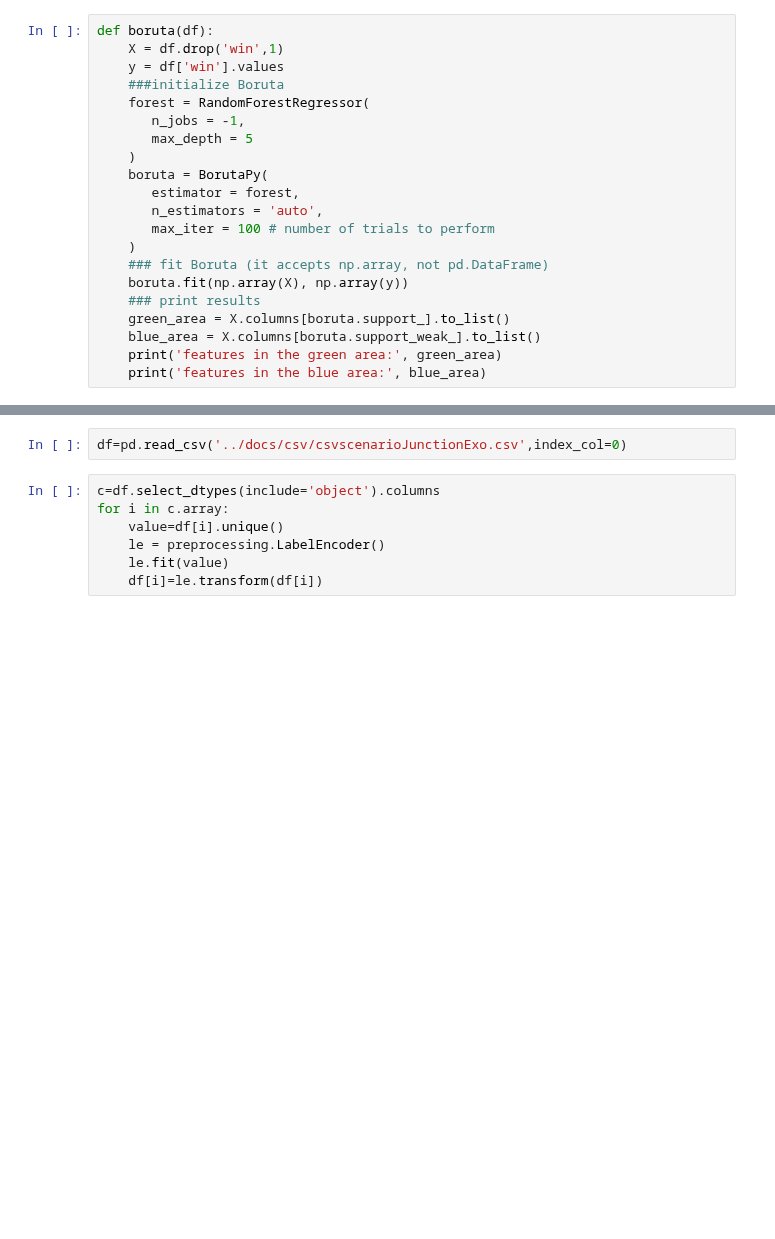
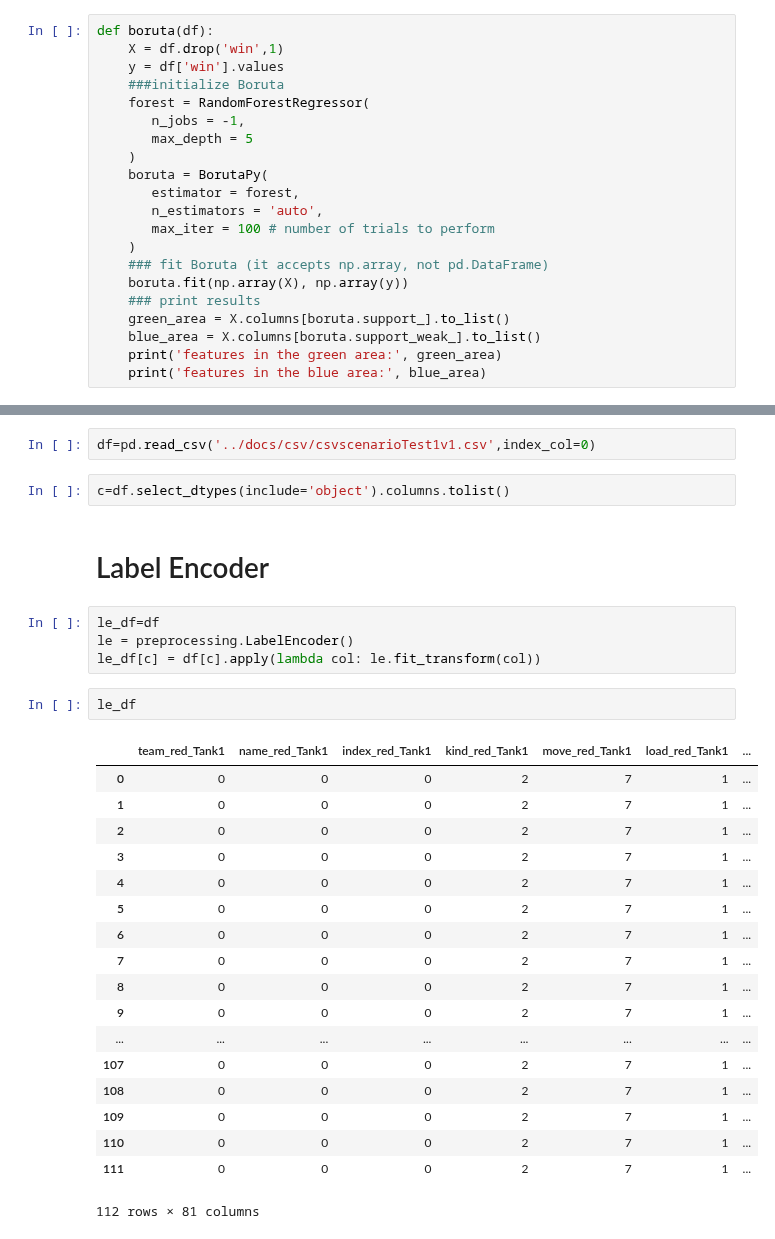
Before and after one commit to IDSIA/NewTechnoWar, a Jupyter notebook: code/Models.ipynb, the cells around one changed output, grey strips where cells are left out. Saved outputs shown, nothing was run; the diff lists cells and outputs as text; blank space fills up the shorter version.

```diff
--- a/code/Models.ipynb
+++ b/code/Models.ipynb
@@ -72,9 +123,31 @@ def boruta(df):
 # %%
-df=pd.read_csv('../docs/csv/csvscenarioJunctionExo.csv',index_col=0)
+df=pd.read_csv('../docs/csv/csvscenarioTest1v1.csv',index_col=0)
-# %%
-c=df.select_dtypes(include='object').columns
-for i in c.array:
-    value=df[i].unique()
-    le = preprocessing.LabelEncoder()
-    le.fit(value)
-    df[i]=le.transform(df[i])
+# %%
+c=df.select_dtypes(include='object').columns.tolist()
+# %% [markdown]
+# Label Encoder
+# %%
+le_df=df
+le = preprocessing.LabelEncoder()
+le_df[c] = df[c].apply(lambda col: le.fit_transform(col))
+# %%
+le_df
+# %% [output]
+|  | team_red_Tank1 | name_red_Tank1 | index_red_Tank1 | kind_red_Tank1 | move_red_Tank1 | load_red_Tank1 | ... |
+| 0 | 0 | 0 | 0 | 2 | 7 | 1 | ... |
+| 1 | 0 | 0 | 0 | 2 | 7 | 1 | ... |
+| 2 | 0 | 0 | 0 | 2 | 7 | 1 | ... |
+| 3 | 0 | 0 | 0 | 2 | 7 | 1 | ... |
+| 4 | 0 | 0 | 0 | 2 | 7 | 1 | ... |
+| 5 | 0 | 0 | 0 | 2 | 7 | 1 | ... |
+| 6 | 0 | 0 | 0 | 2 | 7 | 1 | ... |
+| 7 | 0 | 0 | 0 | 2 | 7 | 1 | ... |
+| 8 | 0 | 0 | 0 | 2 | 7 | 1 | ... |
+| 9 | 0 | 0 | 0 | 2 | 7 | 1 | ... |
+| ... | ... | ... | ... | ... | ... | ... | ... |
+| 107 | 0 | 0 | 0 | 2 | 7 | 1 | ... |
+| 108 | 0 | 0 | 0 | 2 | 7 | 1 | ... |
+| 109 | 0 | 0 | 0 | 2 | 7 | 1 | ... |
+| 110 | 0 | 0 | 0 | 2 | 7 | 1 | ... |
+| 111 | 0 | 0 | 0 | 2 | 7 | 1 | ... |
+112 rows × 81 columns
```
Also changed, not shown: parts of 24 cells of this notebook, 1 other file.
